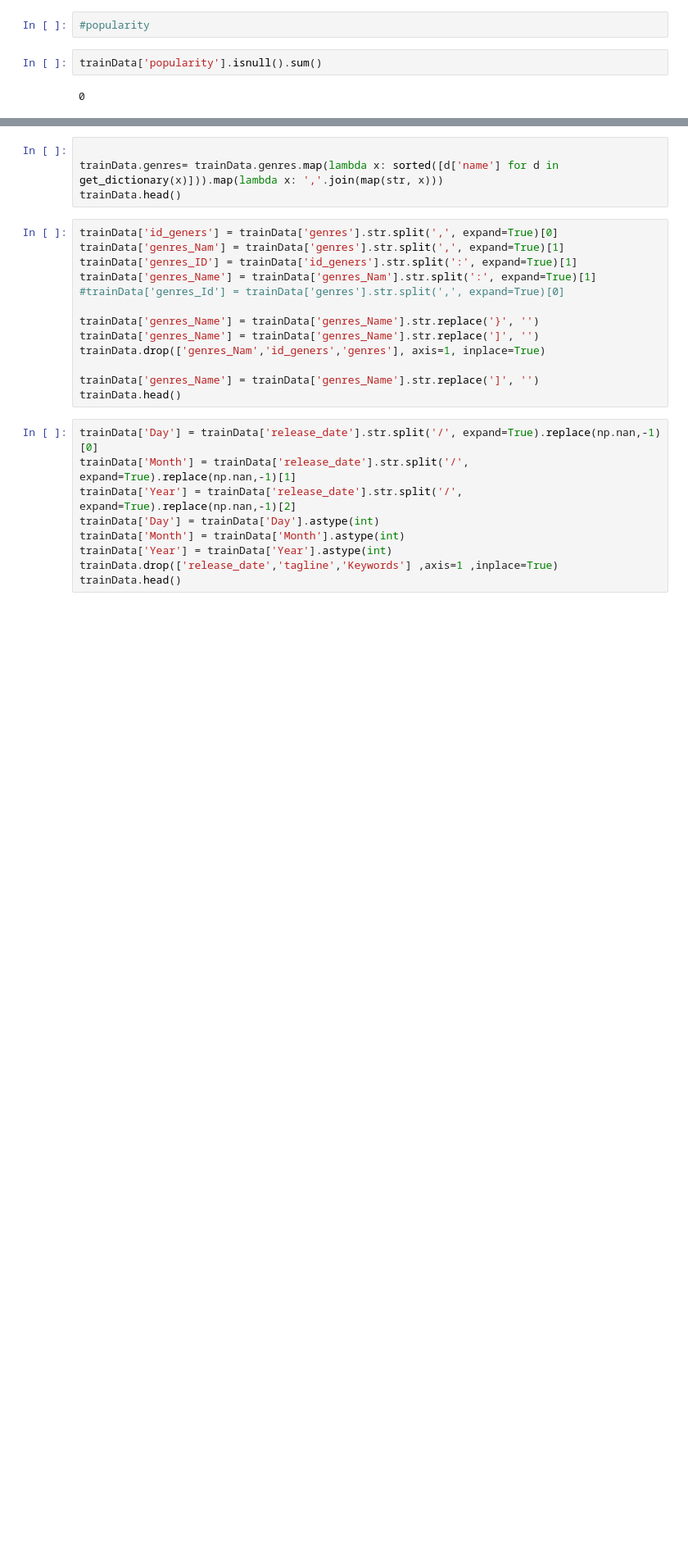
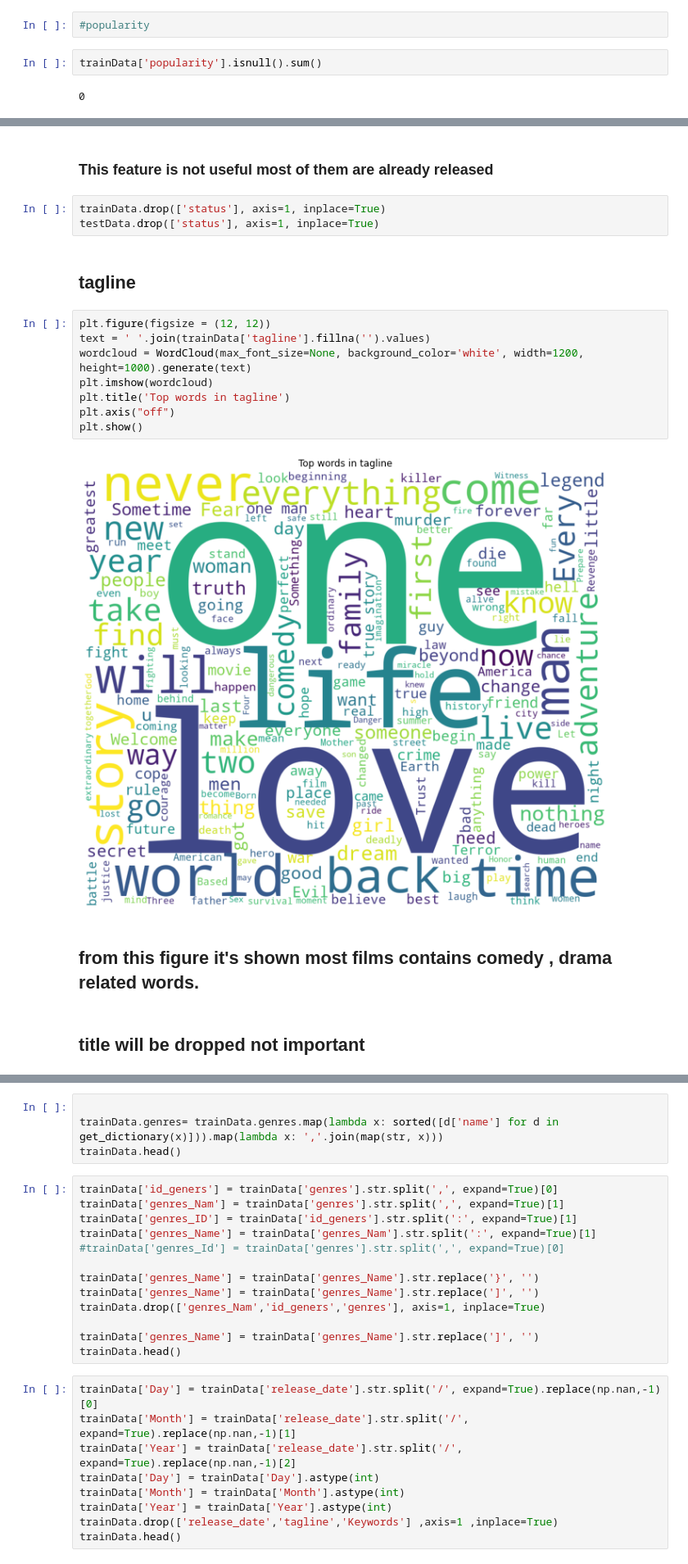
Before and after one commit to mohamedali-sc/TMDB-Box-Office-Prediction, a Jupyter notebook: model.ipynb, the cells around one changed output, grey strips where cells are left out. Shown at 82% size. Saved outputs shown, nothing was run; the diff lists cells and outputs as text; blank space fills up the shorter version.

```diff
--- a/model.ipynb
+++ b/model.ipynb
@@ -297,0 +319,21 @@ KeyboardInterrupt:
+# %% [markdown]
+### This feature is not useful most of them are already released
+# %%
+trainData.drop(['status'], axis=1, inplace=True)
+testData.drop(['status'], axis=1, inplace=True)
+# %% [markdown]
+## tagline
+# %%
+plt.figure(figsize = (12, 12))
+text = ' '.join(trainData['tagline'].fillna('').values)
+wordcloud = WordCloud(max_font_size=None, background_color='white', width=1200, height=1000).generate(text)
+plt.imshow(wordcloud)
+plt.title('Top words in tagline')
+plt.axis("off")
+plt.show()
+# %% [output]
+[figure, added]
+# %% [markdown]
+##  from this figure it's shown most films contains comedy  , drama related words.
+# %% [markdown]
+## title will be dropped not important
```
Also changed, not shown: parts of 18 cells of this notebook, 1 other file.
